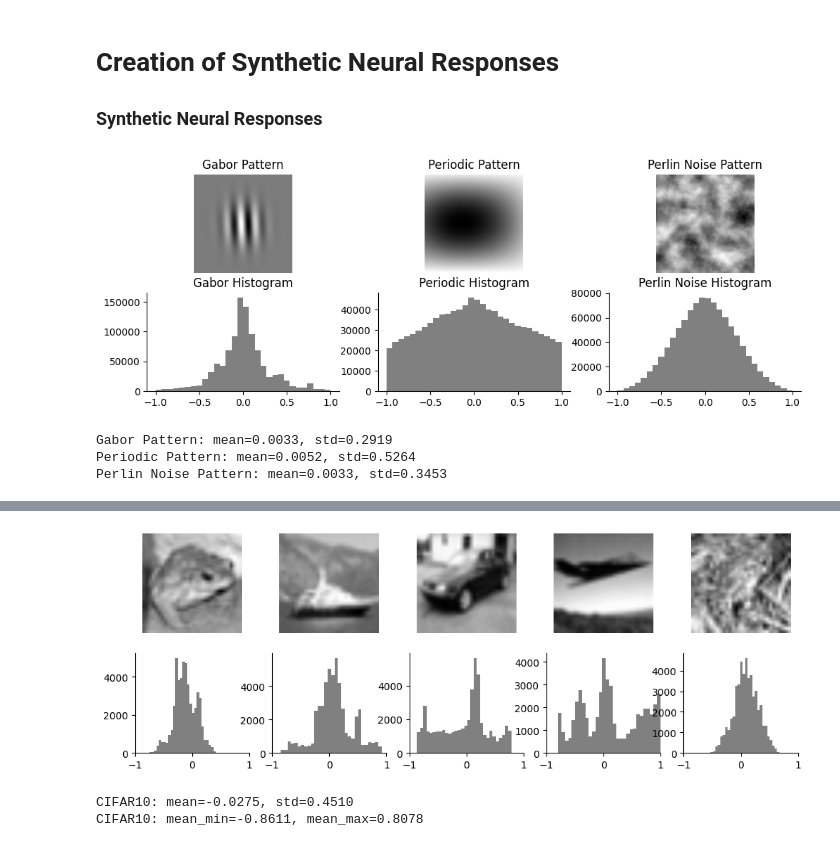
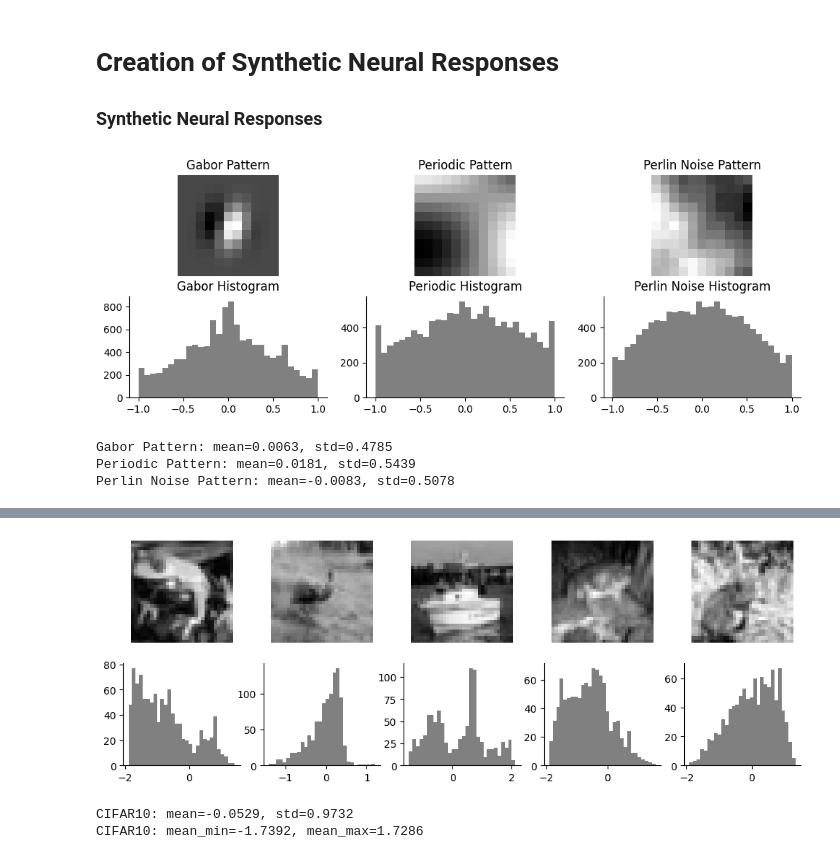
Before and after one commit to lauraporta/neurodecoders, a Jupyter notebook: notebooks/step_1/synthetic_data.ipynb, the cells around one changed output, grey strips where cells are left out. Drawn from its saved outputs; the diff is of its cells as text; code cells hidden in the pictures.

```diff
--- a/notebooks/step_1/synthetic_data.ipynb
+++ b/notebooks/step_1/synthetic_data.ipynb
@@ -9,9 +9,9 @@ import matplotlib.pyplot as plt
 import numpy as np
 
 
-gabor = STA().get_simulated_sta(type="gabor,100,100", length=100)
-periodic_pattern = STA().get_simulated_sta(type="periodic_patterns,100,100", length=100)
-perlin_noise_pattern = STA().get_simulated_sta(type="perlin_noise_patterns,100,100", length=100)
+gabor = STA().get_simulated_sta(type="gabor,11,11", length=100)
+periodic_pattern = STA().get_simulated_sta(type="periodic_patterns,11,11", length=100)
+perlin_noise_pattern = STA().get_simulated_sta(type="perlin_noise_patterns,11,11", length=100)
 
 fig, axs = plt.subplots(2, 3, figsize=(12, 4))
 axs[0, 0].imshow(gabor[0], cmap='gray')
@@ -43,10 +43,10 @@ print(f'Gabor Pattern: mean={np.mean(gabor):.4f}, std={np.std(gabor):.4f}')
 print(f'Periodic Pattern: mean={np.mean(periodic_pattern):.4f}, std={np.std(periodic_pattern):.4f}')
 print(f'Perlin Noise Pattern: mean={np.mean(perlin_noise_pattern):.4f}, std={np.std(perlin_noise_pattern):.4f}')
 # %% [output]
-[figure, old version]
+[figure, new version]
-Gabor Pattern: mean=0.0033, std=0.2919
-Periodic Pattern: mean=0.0052, std=0.5264
-Perlin Noise Pattern: mean=0.0033, std=0.3453
+Gabor Pattern: mean=0.0063, std=0.4785
+Periodic Pattern: mean=0.0181, std=0.5439
+Perlin Noise Pattern: mean=-0.0083, std=0.5078
 # %%
 # look at cifar10 statistics
 from neurodecoders.synthetic.image_datasets import ImageDataset
@@ -63,7 +63,7 @@ for i in range(5):
     axs[1, i].hist(cifar10[i].flatten(), bins=30, color='gray')
     axs[1, i].spines['top'].set_visible(False)
     axs[1, i].spines['right'].set_visible(False)
-    axs[1, i].set_xlim([-1, 1])
+    # axs[1, i].set_xlim([-1, 1])
 plt.show()
 
 #  print mean and std of cifar10
@@ -77,6 +77,6 @@ Warning: config.yaml not found, using current directory
-[figure, old version]
+[figure, new version]
-CIFAR10: mean=-0.0275, std=0.4510
-CIFAR10: mean_min=-0.8611, mean_max=0.8078
+CIFAR10: mean=-0.0529, std=0.9732
+CIFAR10: mean_min=-1.7392, mean_max=1.7286
 # %%
 from neurodecoders.synthetic.simulate_response import SimulateResponse
 
```
Also changed, not shown: parts of 12 cells of this notebook.
